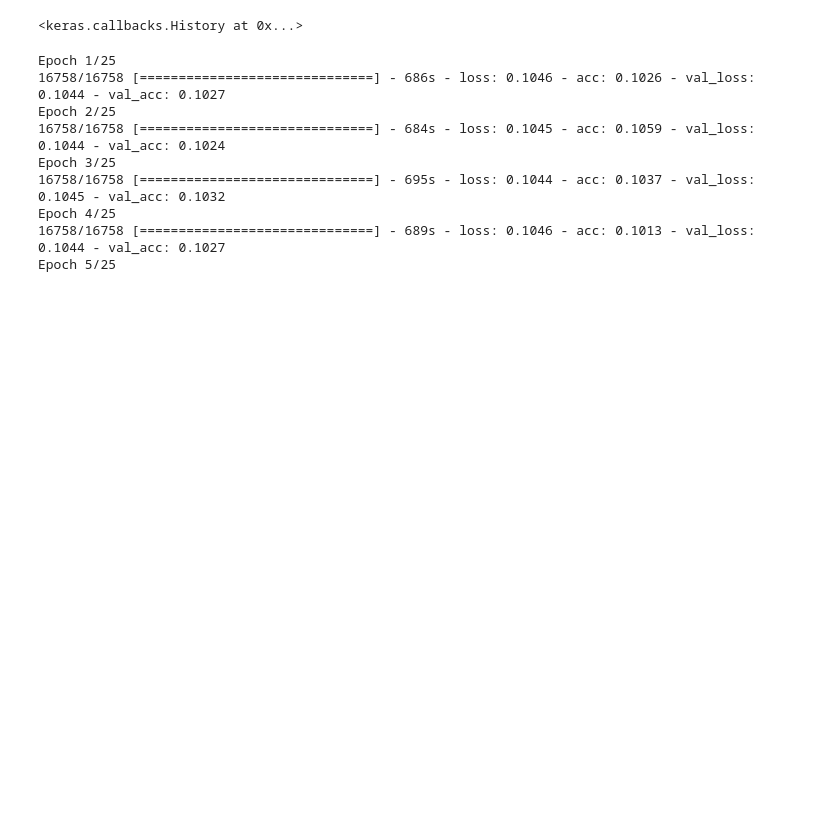
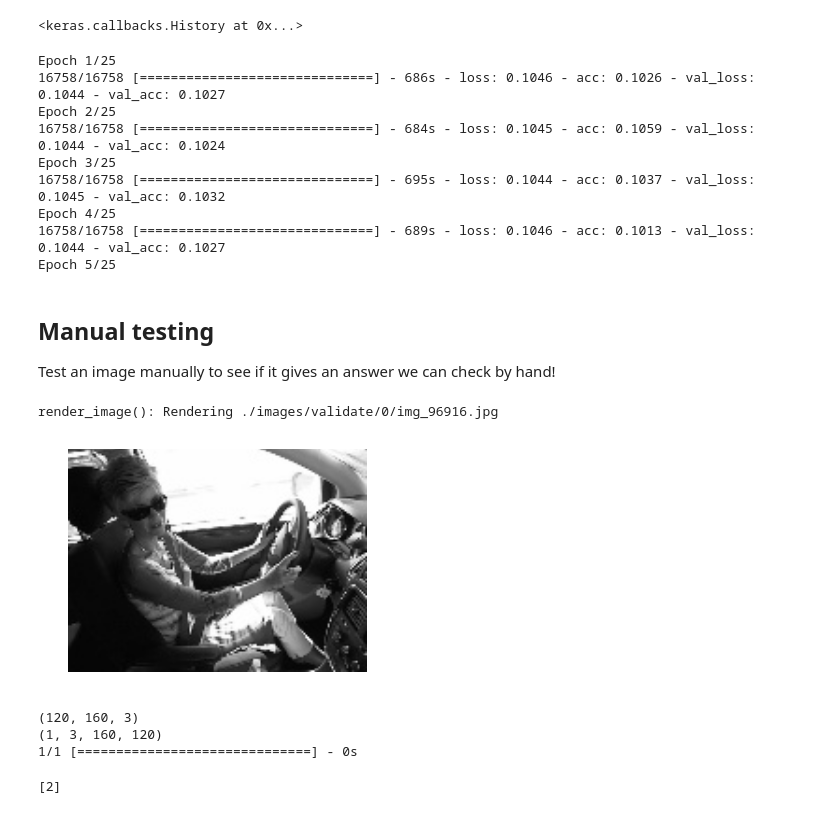
Before and after one commit to markstrefford/state-farm, a Jupyter notebook: state-farm-keras.ipynb, the cells around one changed output. Cells and saved outputs as stored; diff of their text form; code cells hidden in the pictures; blank space fills up the shorter version.

Commit message:
Test against single image
Use a single image to test how accurate this has trained based on a
manual review

```diff
--- a/state-farm-keras.ipynb
+++ b/state-farm-keras.ipynb
@@ -167,11 +167,16 @@ NameError: name 'valid_images_dir' is not defined
 This will make life easier for training and testing, but may take a while!!
 # %%
 import os
-#import shutil
 
 image_width = 160
 image_height = 120
 image_colour_dim = 1  # Go for greyscale. (1=greyscale, 3=colour)
+
+def pre_process_image(image):
+    if image_colour_dim == 1:
+        image = cv2.cvtColor(image, cv2.COLOR_BGR2GRAY)
+    processed_img = cv2.resize(image, (image_width, image_height))
+    return processed_img
 
 def create_image_repository(images_dest_dir, images_list, class_list):
     print "create_image_repository(): Creating images in {}".format(images_dest_dir)
@@ -181,10 +186,11 @@ def create_image_repository(images_dest_dir, images_list, class_list):
         if os.path.exists(dest_dir) == False:
             !mkdir $dest_dir
         orig_img = cv2.imread(image_root_dir + train_image_source_dir + '/c' + str(c) + '/' + f)
-        if image_colour_dim == 1:
-            orig_img = cv2.cvtColor(orig_img, cv2.COLOR_BGR2GRAY)
-        resized_img = cv2.resize(orig_img, (image_width, image_height))
-        cv2.imwrite(images_dest_dir + str(c) + "/" + f, resized_img)
+        #if image_colour_dim == 1:
+        #    orig_img = cv2.cvtColor(orig_img, cv2.COLOR_BGR2GRAY)
+        #resized_img = cv2.resize(orig_img, (image_width, image_height))
+        processed_image = pre_process_image(orig_img)
+        cv2.imwrite(images_dest_dir + str(c) + "/" + f, processed_image)
         copied += 1
         if copied % 100 == 0:
             print ".",
@@ -300,3 +306,24 @@ Epoch 4/25
 Epoch 5/25
 # %%
 print train_log.stderr
+# %% [markdown]
+## Manual testing
+Test an image manually to see if it gives an answer we can check by hand!
+# %%
+test_image_path = "./images/validate/0/img_96916.jpg"
+render_image(test_image_path)
+image=np.random.random((1, 3, image_width, image_height))
+image[0]=cv2.imread(test_image_path).transpose(2,1,0)
+print image.shape
+#test_image = pre_process_image(image)  # No pre-processing if we take from pre-processed validation images!!
+classes = model.predict_classes(image)
+# %% [output]
+render_image(): Rendering ./images/validate/0/img_96916.jpg
+[figure, added]
+(120, 160, 3)
+(1, 3, 160, 120)
+1/1 [==============================] - 0s
+# %%
+print classes
+# %% [output]
+[2]
```
Also changed, not shown: 1 other file.
